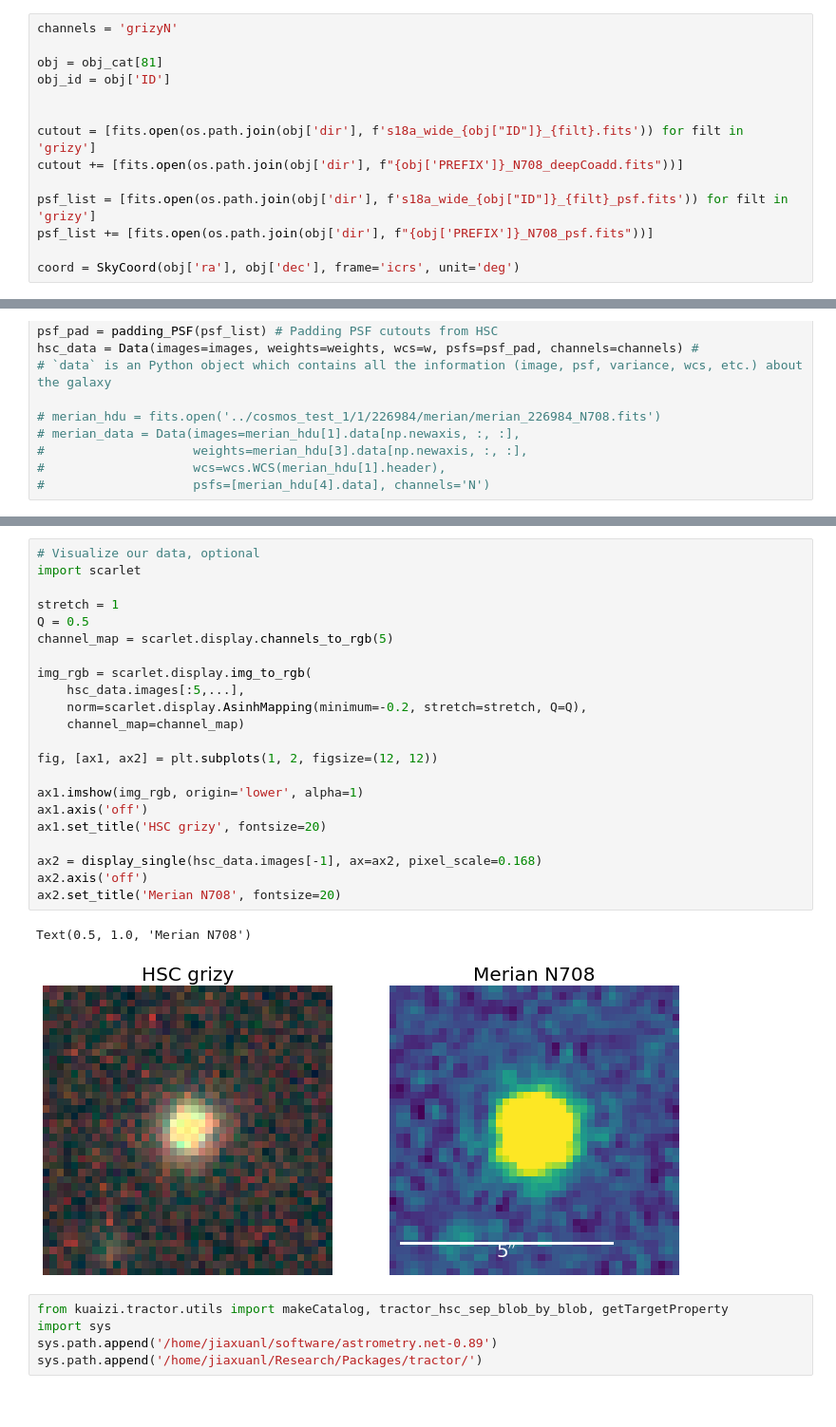
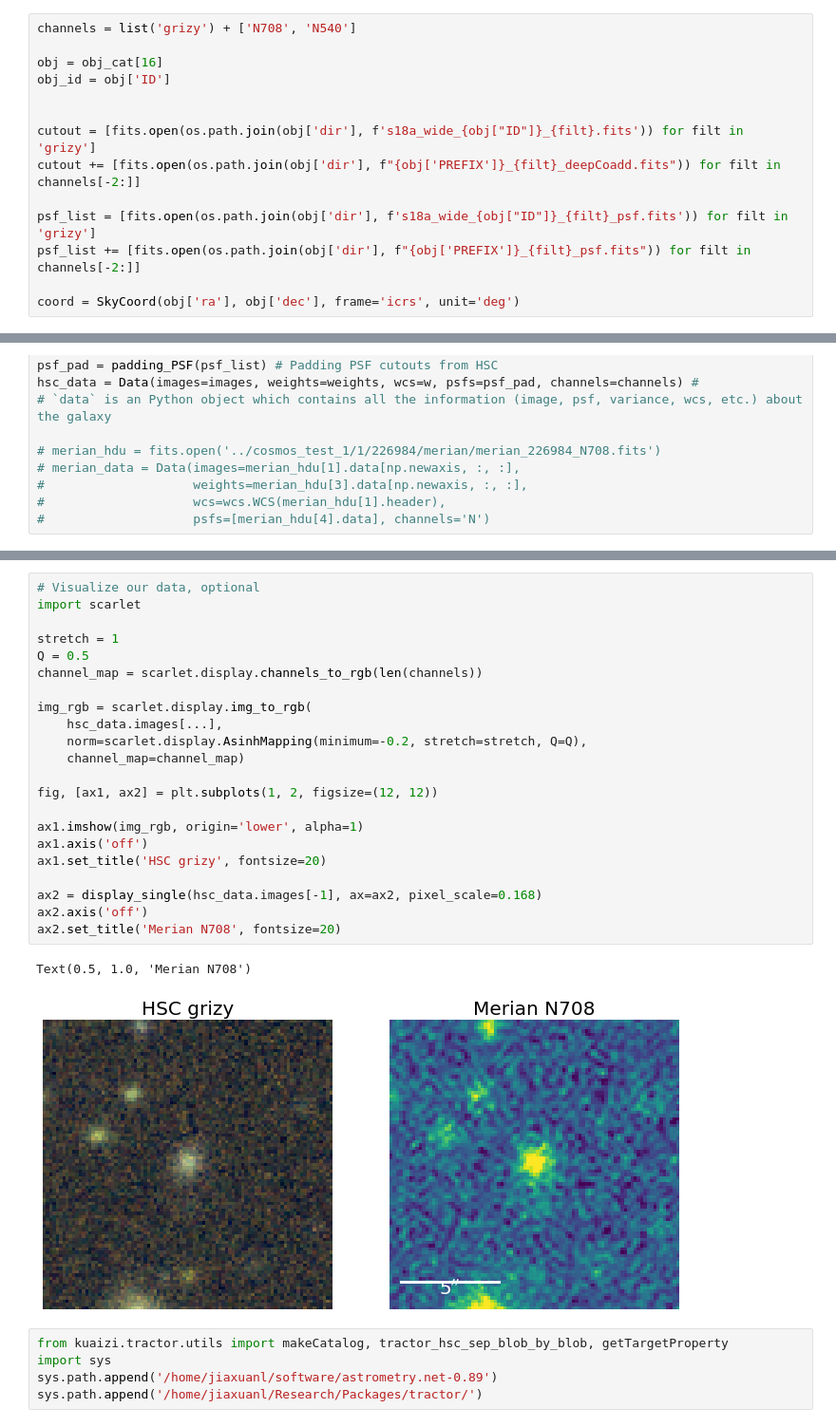
Before and after one commit to MerianSurvey/lambo, a Jupyter notebook: debug-Merian-tractor-ladybug.ipynb, the cells around one changed output, grey strips where cells are left out. Shown at 95% size. Cells and saved outputs as stored; diff of their text form.

```diff
--- a/debug-Merian-tractor-ladybug.ipynb
+++ b/debug-Merian-tractor-ladybug.ipynb
@@ -60,17 +60,17 @@ obj_cat['dir'] = [file.replace('/projects/MERIAN/poststamps/g09_broadcut',
 # %%
 from astropy.convolution import Gaussian2DKernel
 # %%
-channels = 'grizyN'
+channels = list('grizy') + ['N708', 'N540']
 
-obj = obj_cat[81]
+obj = obj_cat[16]
 obj_id = obj['ID']
 
 
 cutout = [fits.open(os.path.join(obj['dir'], f's18a_wide_{obj["ID"]}_{filt}.fits')) for filt in 'grizy']
-cutout += [fits.open(os.path.join(obj['dir'], f"{obj['PREFIX']}_N708_deepCoadd.fits"))]
+cutout += [fits.open(os.path.join(obj['dir'], f"{obj['PREFIX']}_{filt}_deepCoadd.fits")) for filt in channels[-2:]]
 
 psf_list = [fits.open(os.path.join(obj['dir'], f's18a_wide_{obj["ID"]}_{filt}_psf.fits')) for filt in 'grizy']
-psf_list += [fits.open(os.path.join(obj['dir'], f"{obj['PREFIX']}_N708_psf.fits"))]
+psf_list += [fits.open(os.path.join(obj['dir'], f"{obj['PREFIX']}_{filt}_psf.fits")) for filt in channels[-2:]]
 
 coord = SkyCoord(obj['ra'], obj['dec'], frame='icrs', unit='deg')
 # %%
@@ -98,28 +98,28 @@ images[3].shape
 # %%
 # Visualize our data, optional
 import scarlet
 
 stretch = 1
 Q = 0.5
-channel_map = scarlet.display.channels_to_rgb(5)
+channel_map = scarlet.display.channels_to_rgb(len(channels))
 
 img_rgb = scarlet.display.img_to_rgb(
-    hsc_data.images[:5,...],
+    hsc_data.images[...],
     norm=scarlet.display.AsinhMapping(minimum=-0.2, stretch=stretch, Q=Q),
     channel_map=channel_map)
 
 fig, [ax1, ax2] = plt.subplots(1, 2, figsize=(12, 12))
 
 ax1.imshow(img_rgb, origin='lower', alpha=1)
 ax1.axis('off')
 ax1.set_title('HSC grizy', fontsize=20)
 
 ax2 = display_single(hsc_data.images[-1], ax=ax2, pixel_scale=0.168)
 ax2.axis('off')
 ax2.set_title('Merian N708', fontsize=20)
 # %% [output]
 Text(0.5, 1.0, 'Merian N708')
-[figure, old version]
+[figure, new version]
 # %%
 from kuaizi.tractor.utils import makeCatalog, tractor_hsc_sep_blob_by_blob, getTargetProperty
 import sys
```
Also changed, not shown: parts of 17 cells of this notebook, 3 other files.
